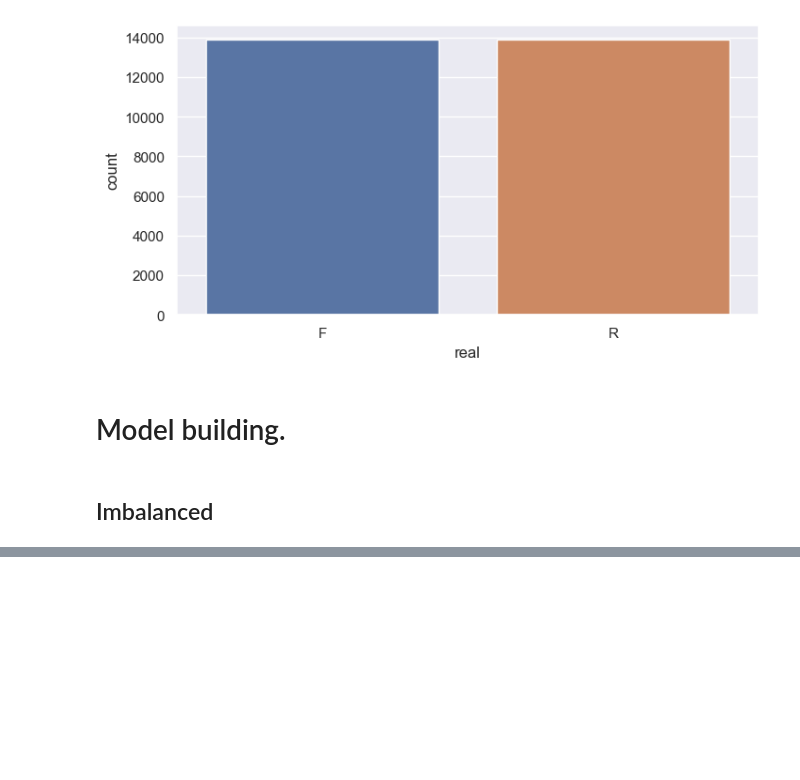
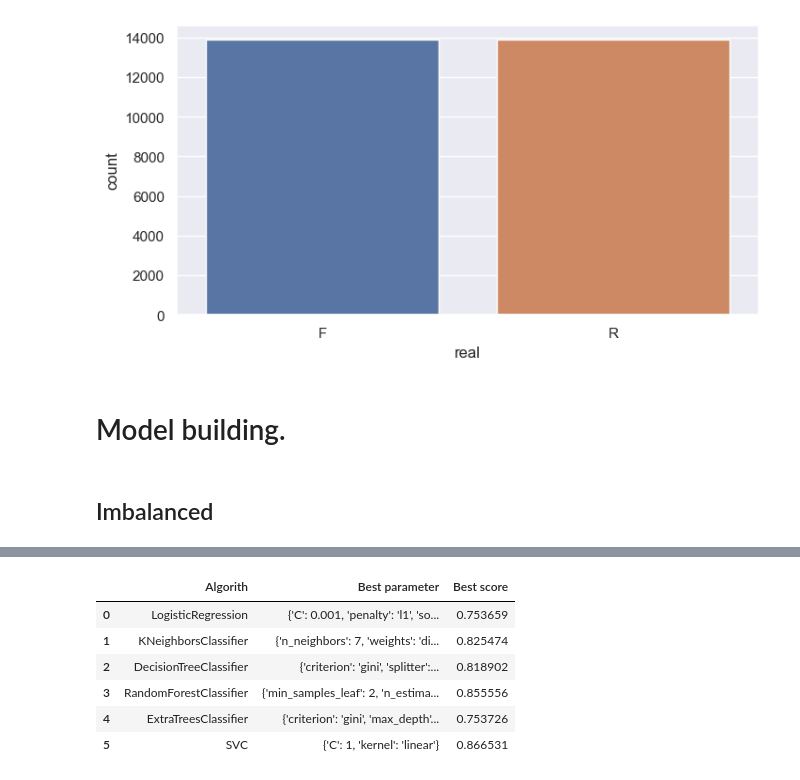
Before and after one commit to pinilDissanayaka/Fake_News_Detection, a Jupyter notebook: Notebook/Detection.ipynb, the cells around one changed output, grey strips where cells are left out. Saved outputs shown, nothing was run; the diff lists cells and outputs as text; code cells hidden in the pictures; blank space fills up the shorter version.

```diff
--- a/Notebook/Detection.ipynb
+++ b/Notebook/Detection.ipynb
@@ -417,0 +453,10 @@ RandomForestClassifier Algorithm
+# %%
+d1
+# %% [output]
+|  | Algorith | Best parameter | Best score |
+| 0 | LogisticRegression | {'C': 0.001, 'penalty': 'l1', 'so... | 0.753659 |
+| 1 | KNeighborsClassifier | {'n_neighbors': 7, 'weights': 'di... | 0.825474 |
+| 2 | DecisionTreeClassifier | {'criterion': 'gini', 'splitter':... | 0.818902 |
+| 3 | RandomForestClassifier | {'min_samples_leaf': 2, 'n_estima... | 0.855556 |
+| 4 | ExtraTreesClassifier | {'criterion': 'gini', 'max_depth'... | 0.753726 |
+| 5 | SVC | {'C': 1, 'kernel': 'linear'} | 0.866531 |
```
Also changed, not shown: parts of 6 cells of this notebook.
